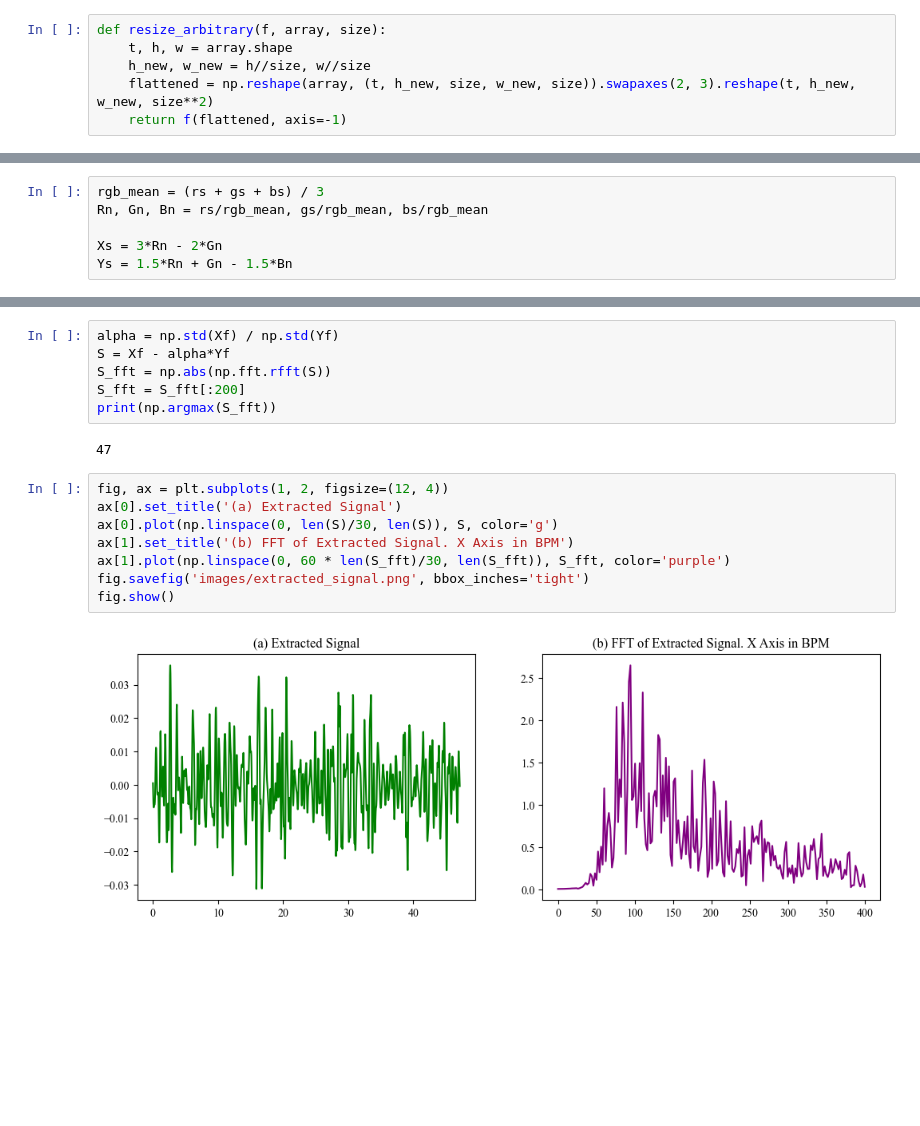
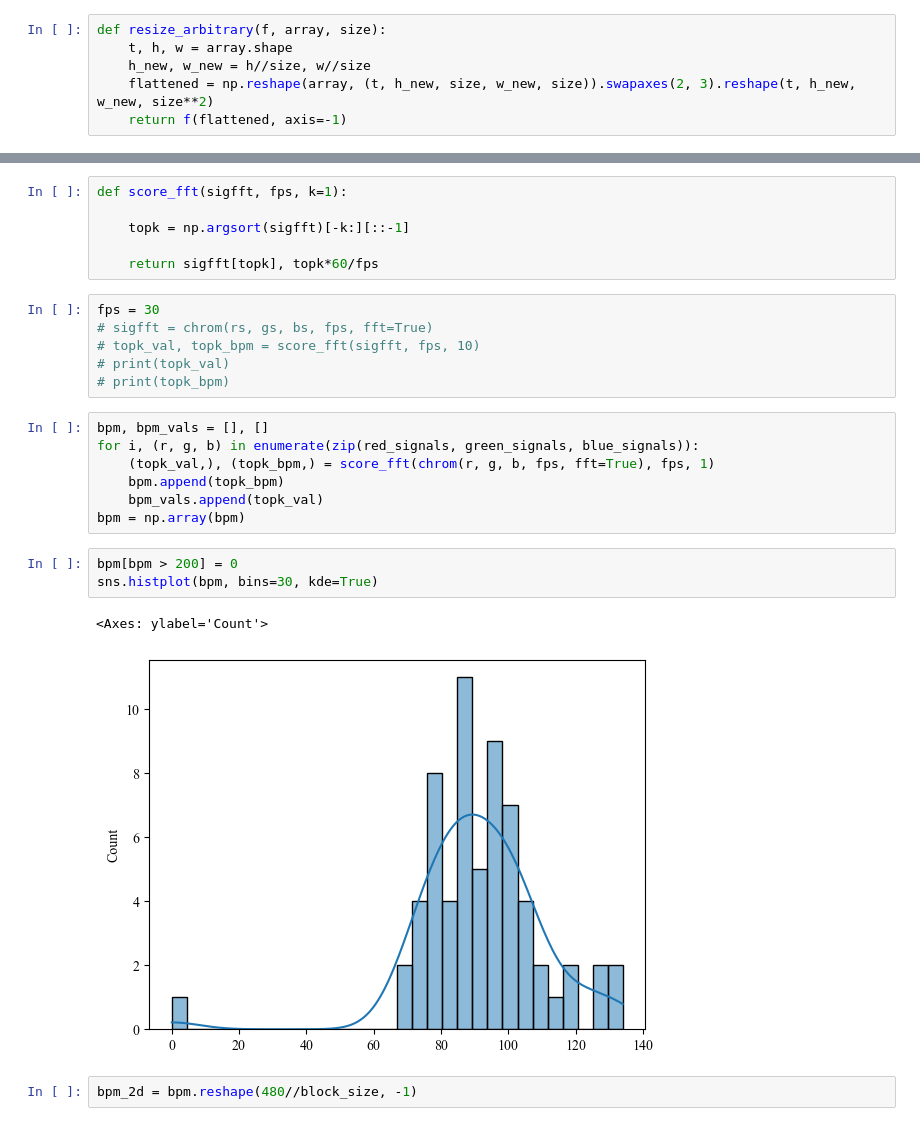
Before and after one commit to tiandahuang/chest-rppg, a Jupyter notebook: signal_analysis.ipynb, the cells around one changed output, grey strips where cells are left out. Drawn from its saved outputs; the diff is of its cells as text; blank space fills up the shorter version.

```diff
--- a/signal_analysis.ipynb
+++ b/signal_analysis.ipynb
@@ -87,7 +83 @@ plt.show()
-# %%
-rgb_mean = (rs + gs + bs) / 3
-Rn, Gn, Bn = rs/rgb_mean, gs/rgb_mean, bs/rgb_mean
-
-Xs = 3*Rn - 2*Gn
-Ys = 1.5*Rn + Gn - 1.5*Bn
 # %%
@@ -105,18 +108,27 @@ Yf = scipy.signal.filtfilt(iirb, iira, Ys)
-# %%
-alpha = np.std(Xf) / np.std(Yf)
-S = Xf - alpha*Yf
-S_fft = np.abs(np.fft.rfft(S))
-S_fft = S_fft[:200]
-print(np.argmax(S_fft))
-# %% [output]
-47
-# %%
-fig, ax = plt.subplots(1, 2, figsize=(12, 4))
-ax[0].set_title('(a) Extracted Signal')
-ax[0].plot(np.linspace(0, len(S)/30, len(S)), S, color='g')
-ax[1].set_title('(b) FFT of Extracted Signal. X Axis in BPM')
-ax[1].plot(np.linspace(0, 60 * len(S_fft)/30, len(S_fft)), S_fft, color='purple')
-fig.savefig('images/extracted_signal.png', bbox_inches='tight')
-fig.show()
-# %% [output]
-[figure, removed]
+# %%
+def score_fft(sigfft, fps, k=1):
+
+    topk = np.argsort(sigfft)[-k:][::-1]
+
+    return sigfft[topk], topk*60/fps
+# %%
+fps = 30
+# sigfft = chrom(rs, gs, bs, fps, fft=True)
+# topk_val, topk_bpm = score_fft(sigfft, fps, 10)
+# print(topk_val)
+# print(topk_bpm)
+# %%
+bpm, bpm_vals = [], []
+for i, (r, g, b) in enumerate(zip(red_signals, green_signals, blue_signals)):
+    (topk_val,), (topk_bpm,) = score_fft(chrom(r, g, b, fps, fft=True), fps, 1)
+    bpm.append(topk_bpm)
+    bpm_vals.append(topk_val)
+bpm = np.array(bpm)
+# %%
+bpm[bpm > 200] = 0
+sns.histplot(bpm, bins=30, kde=True)
+# %% [output]
+<Axes: ylabel='Count'>
+[figure, added]
+# %%
+bpm_2d = bpm.reshape(480//block_size, -1)
```
Also changed, not shown: parts of 13 cells of this notebook, 10 other files.
